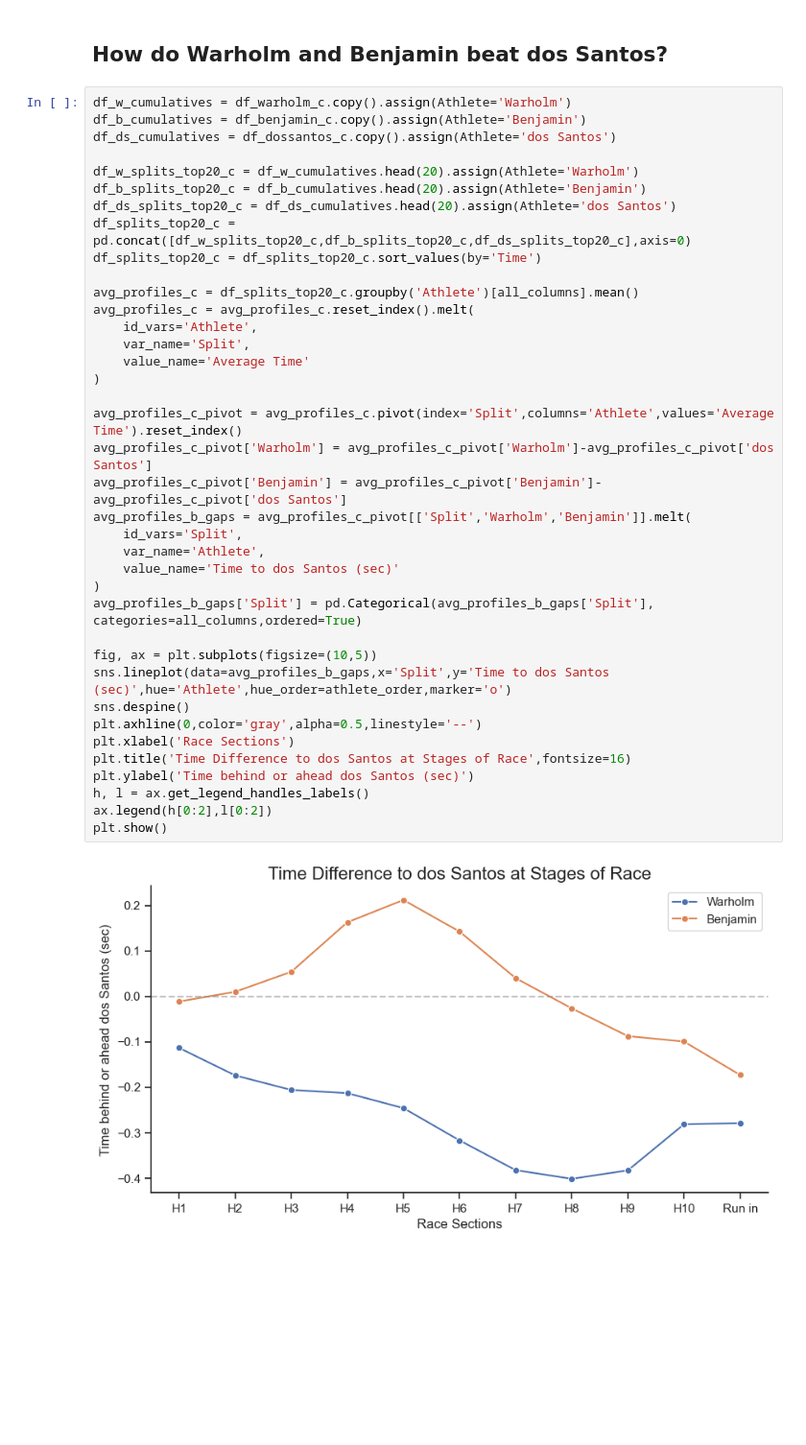
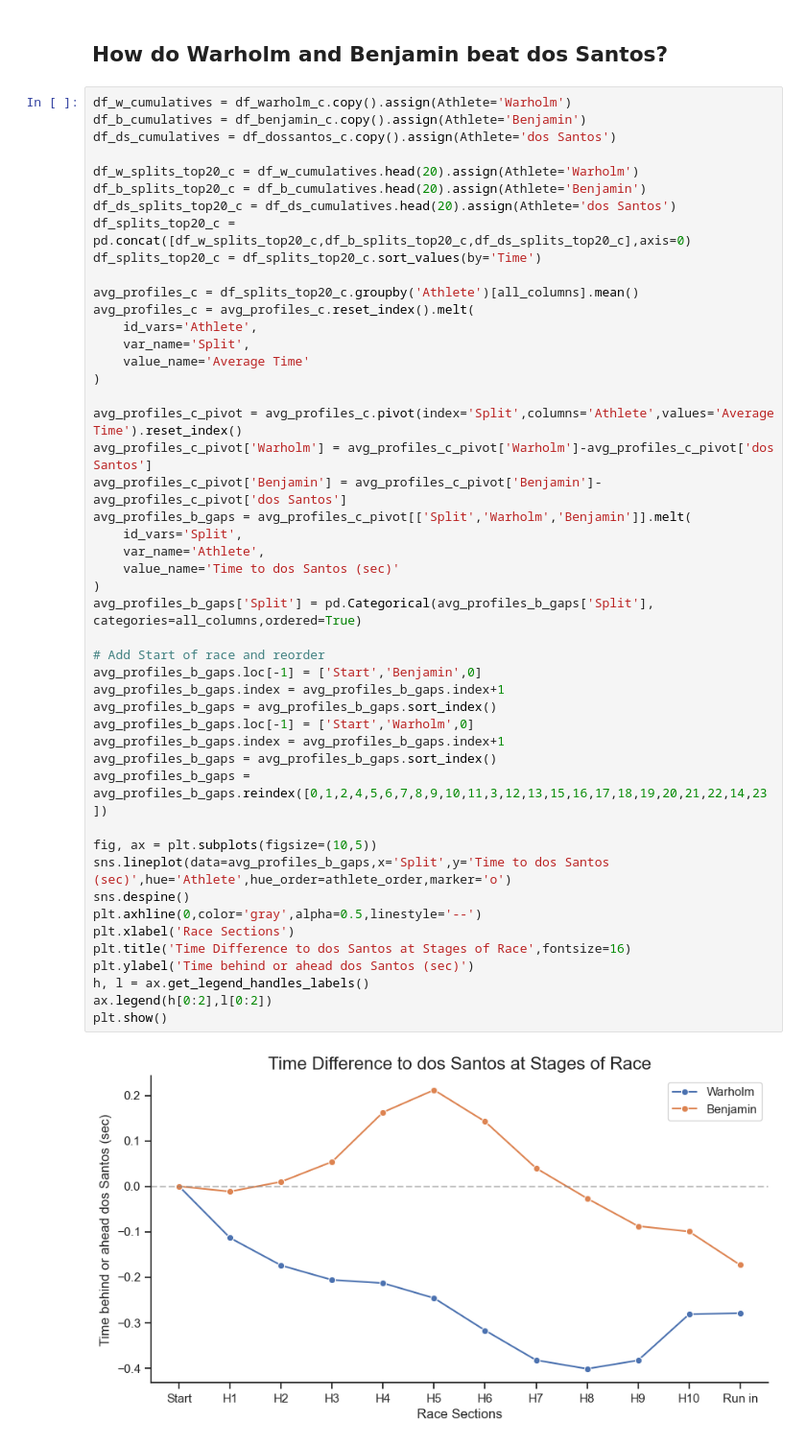
Before and after one commit to emeraldEAGLE888/Hurdles_Analysis, a Jupyter notebook: Analyses/RaceStrategies.ipynb, the cells around one changed output. Shown at 96% size. Cells and saved outputs as stored; diff of their text form; blank space fills up the shorter version.

```diff
--- a/Analyses/RaceStrategies.ipynb
+++ b/Analyses/RaceStrategies.ipynb
@@ -83,31 +84,40 @@ df_splits_top20_c = pd.concat([df_w_splits_top20_c,df_b_splits_top20_c,df_ds_spl
 df_splits_top20_c = df_splits_top20_c.sort_values(by='Time')
 
 avg_profiles_c = df_splits_top20_c.groupby('Athlete')[all_columns].mean()
 avg_profiles_c = avg_profiles_c.reset_index().melt(
     id_vars='Athlete',
     var_name='Split',
     value_name='Average Time'
 )
 
 avg_profiles_c_pivot = avg_profiles_c.pivot(index='Split',columns='Athlete',values='Average Time').reset_index()
 avg_profiles_c_pivot['Warholm'] = avg_profiles_c_pivot['Warholm']-avg_profiles_c_pivot['dos Santos']
 avg_profiles_c_pivot['Benjamin'] = avg_profiles_c_pivot['Benjamin']-avg_profiles_c_pivot['dos Santos']
 avg_profiles_b_gaps = avg_profiles_c_pivot[['Split','Warholm','Benjamin']].melt(
     id_vars='Split',
     var_name='Athlete',
     value_name='Time to dos Santos (sec)'
 )
 avg_profiles_b_gaps['Split'] = pd.Categorical(avg_profiles_b_gaps['Split'], categories=all_columns,ordered=True)
 
+# Add Start of race and reorder
+avg_profiles_b_gaps.loc[-1] = ['Start','Benjamin',0]
+avg_profiles_b_gaps.index = avg_profiles_b_gaps.index+1
+avg_profiles_b_gaps = avg_profiles_b_gaps.sort_index()
+avg_profiles_b_gaps.loc[-1] = ['Start','Warholm',0]
+avg_profiles_b_gaps.index = avg_profiles_b_gaps.index+1
+avg_profiles_b_gaps = avg_profiles_b_gaps.sort_index()
+avg_profiles_b_gaps = avg_profiles_b_gaps.reindex([0,1,2,4,5,6,7,8,9,10,11,3,12,13,15,16,17,18,19,20,21,22,14,23])
+
 fig, ax = plt.subplots(figsize=(10,5))
 sns.lineplot(data=avg_profiles_b_gaps,x='Split',y='Time to dos Santos (sec)',hue='Athlete',hue_order=athlete_order,marker='o')
 sns.despine()
 plt.axhline(0,color='gray',alpha=0.5,linestyle='--')
 plt.xlabel('Race Sections')
 plt.title('Time Difference to dos Santos at Stages of Race',fontsize=16)
 plt.ylabel('Time behind or ahead dos Santos (sec)')
 h, l = ax.get_legend_handles_labels()
 ax.legend(h[0:2],l[0:2])
 plt.show()
 # %% [output]
-[figure, old version]
+[figure, new version]
```
Also changed, not shown: parts of 2 cells of this notebook, 13 other files.
